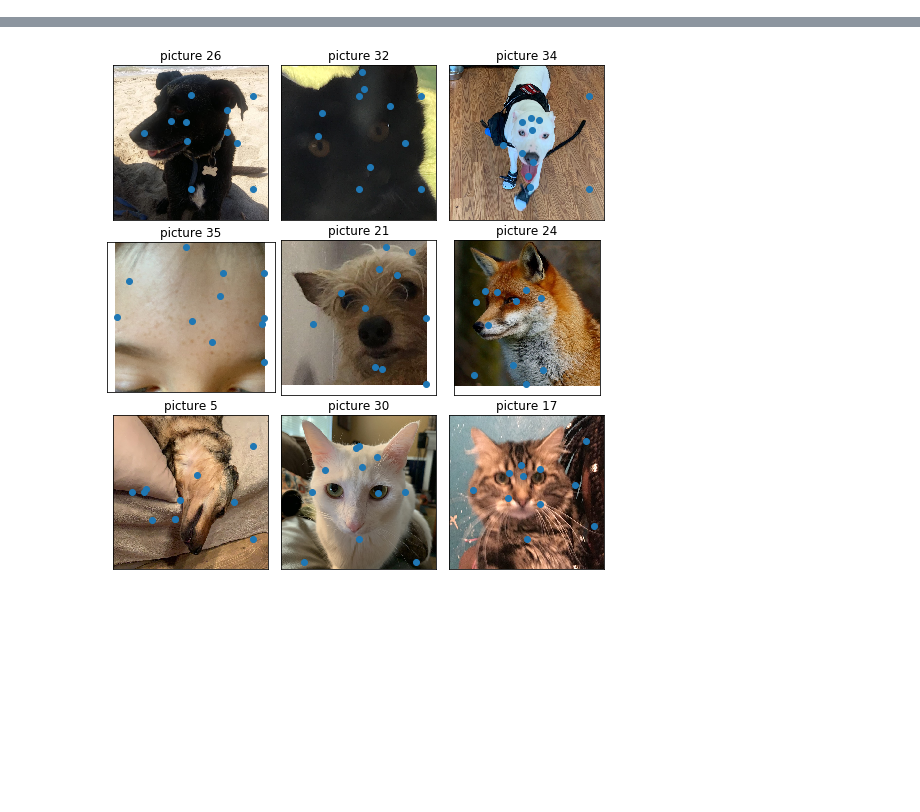
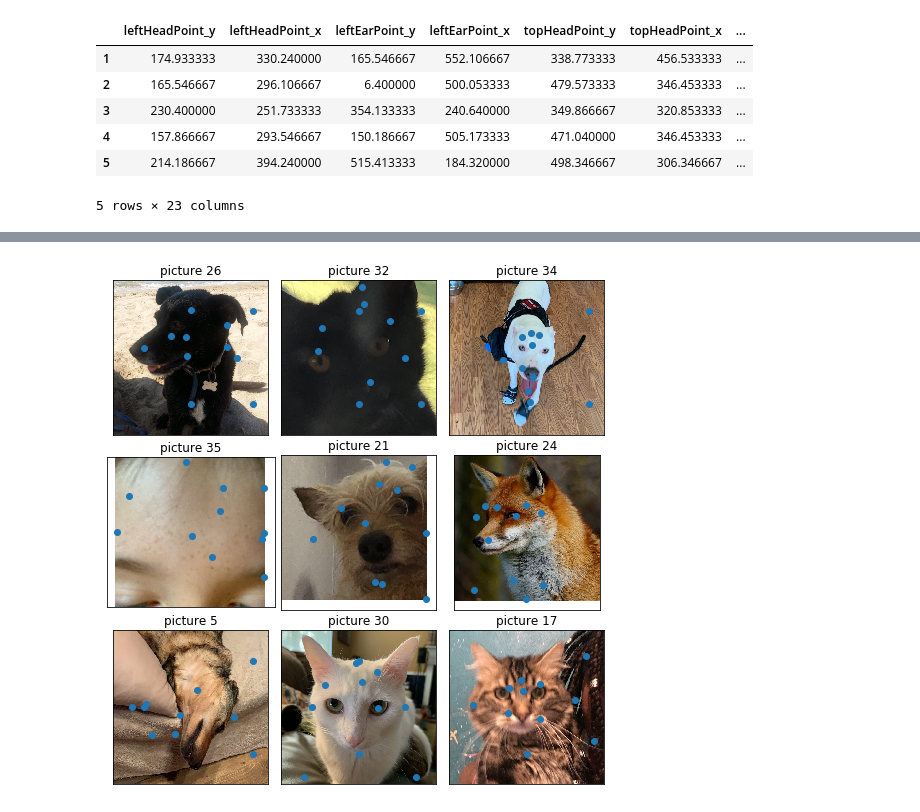
Before and after one commit to HenryDashwood/facial-features-detector, a Jupyter notebook: code/uploaded_images.ipynb, the cells around one changed output, grey strips where cells are left out. Cells and saved outputs as stored; diff of their text form; code cells hidden in the pictures; blank space fills up the shorter version.

```diff
--- a/code/uploaded_images.ipynb
+++ b/code/uploaded_images.ipynb
@@ -147,6 +99,16 @@ def add_png(hashes):
     return hashes + '.png'
 
 all_data['hash'] = all_data['hash'].apply(add_png)
+# %%
+all_data.head()
+# %% [output]
+|  | leftHeadPoint_y | leftHeadPoint_x | leftEarPoint_y | leftEarPoint_x | topHeadPoint_y | topHeadPoint_x | ... |
+| 1 | 174.933333 | 330.240000 | 165.546667 | 552.106667 | 338.773333 | 456.533333 | ... |
+| 2 | 165.546667 | 296.106667 | 6.400000 | 500.053333 | 479.573333 | 346.453333 | ... |
+| 3 | 230.400000 | 251.733333 | 354.133333 | 240.640000 | 349.866667 | 320.853333 | ... |
+| 4 | 157.866667 | 293.546667 | 150.186667 | 505.173333 | 471.040000 | 346.453333 | ... |
+| 5 | 214.186667 | 394.240000 | 515.413333 | 184.320000 | 498.346667 | 306.346667 | ... |
+5 rows × 23 columns
 # %%
 all_data = all_data[[
     'leftHeadPoint_x', 'leftHeadPoint_y',
```
Also changed, not shown: parts of 18 cells of this notebook, 2 other files.
